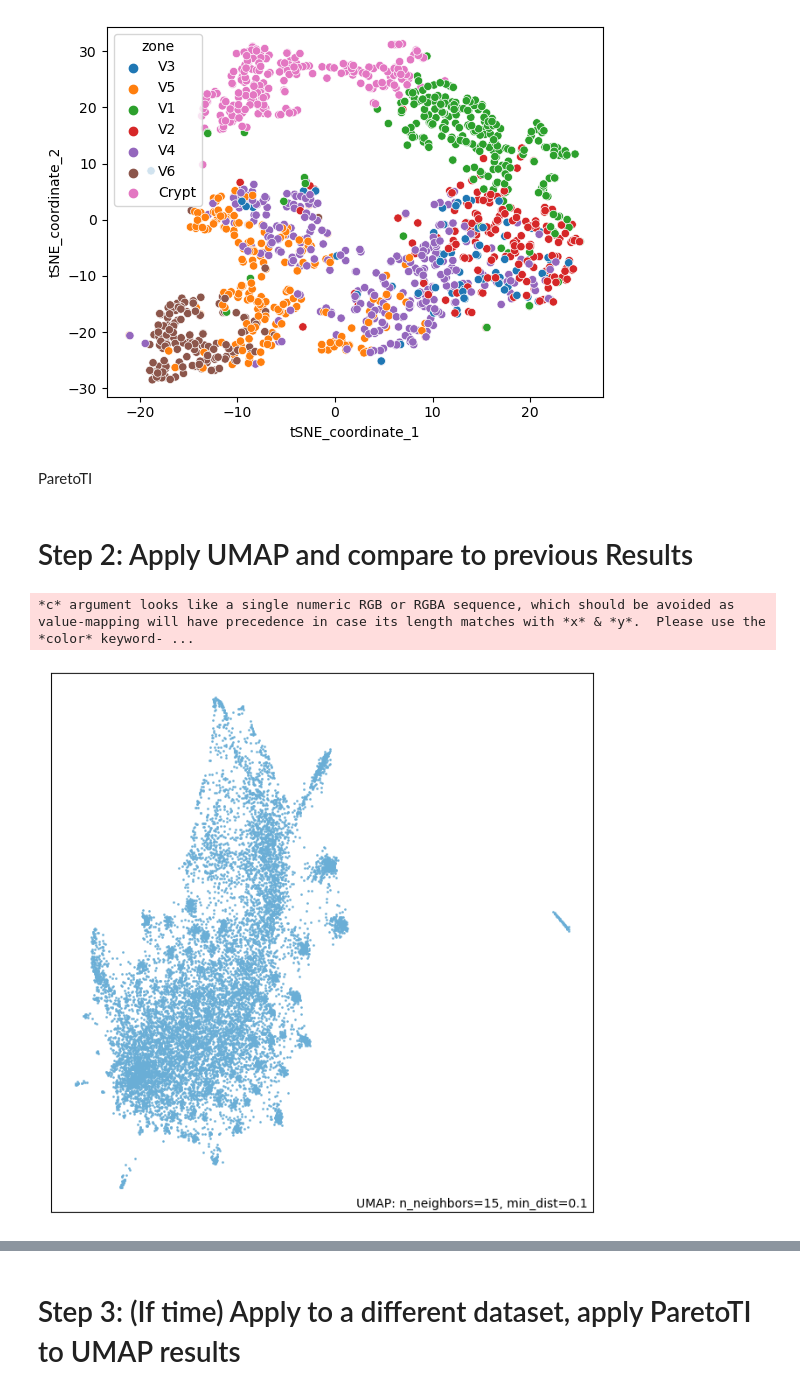
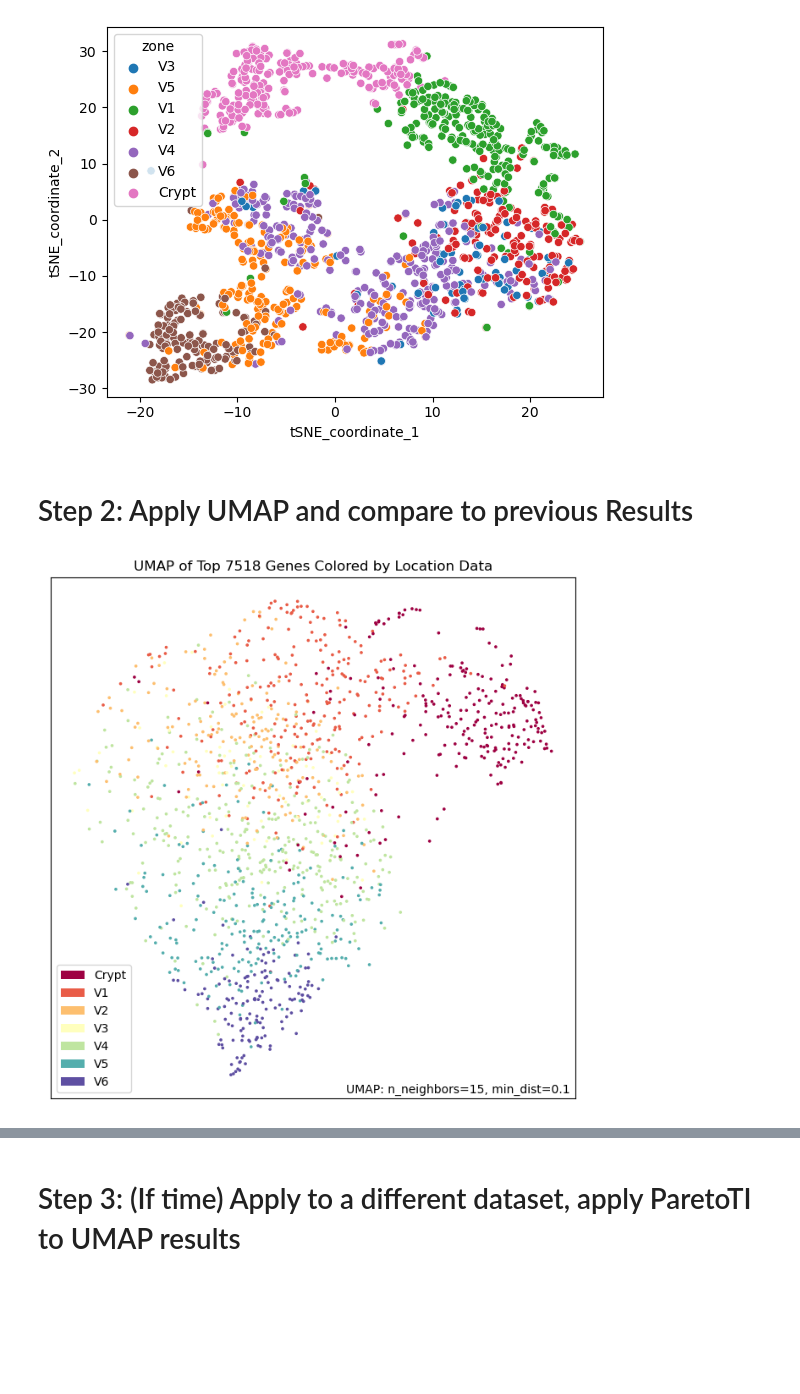
Before and after one commit to pfabianCSM/Code_spatial_reconstruction_enterocytes, a Jupyter notebook: umap_exploration.ipynb, the cells around one changed output, grey strips where cells are left out. Drawn from its saved outputs; the diff is of its cells as text; code cells hidden in the pictures; blank space fills up the shorter version.

```diff
--- a/umap_exploration.ipynb
+++ b/umap_exploration.ipynb
@@ -34,34 +197,8 @@ plt.show()
 # %% [output]
 [figure]
-# %% [markdown]
-ParetoTI
 # %% [markdown]
 # Step 2: Apply UMAP and compare to previous Results
-# %%
-rnaseq = pd.read_csv("./table_B_scRNAseq_UMI_counts.tsv", sep='\t') #UMI is number of observed transcripts
-data_df = rnaseq.drop('gene', axis=1)
-data_df = data_df.astype(float)
-data_df
-rnaseq
-
-# collect only the rows where expression exists for a gene
-sums    = data_df.sum(axis=1)
-expr_df = data_df[sums != 0]
-
-#build model
-reducer = umap.UMAP()
-scaler  = sklearn.preprocessing.StandardScaler()
-data    = scaler.fit_transform(expr_df)
-
-embedding        = reducer.fit(data)
-rnaseq_coord_df  = pd.DataFrame(embedding.embedding_, columns=['X','Y'])
-embedding
-#Need to add location data / other data to rnaseq dataframe and plot this on the UMAP projection Below
-
-# what are the clusters?
-
-umap.plot.points(embedding)
-plt.show()
-# %% [output]
-*c* argument looks like a single numeric RGB or RGBA sequence, which should be avoided as value-mapping will have precedence in case its length matches with *x* & *y*.  Please use the *color* keyword- ...
-[figure, removed]
+# %%
+umap_coordinates = apply_umap()
+# %% [output]
+[figure, added]
```
Also changed, not shown: parts of 17 cells of this notebook.
